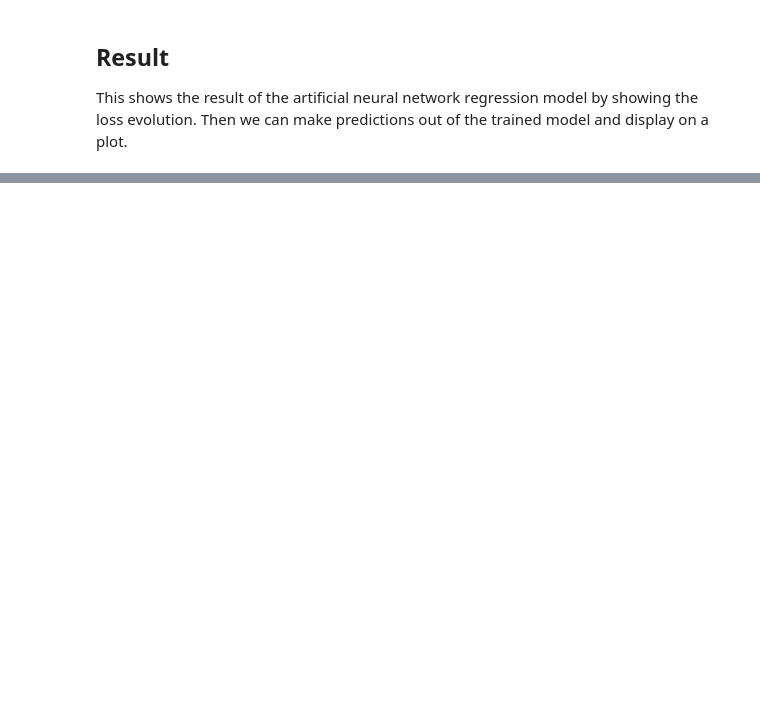
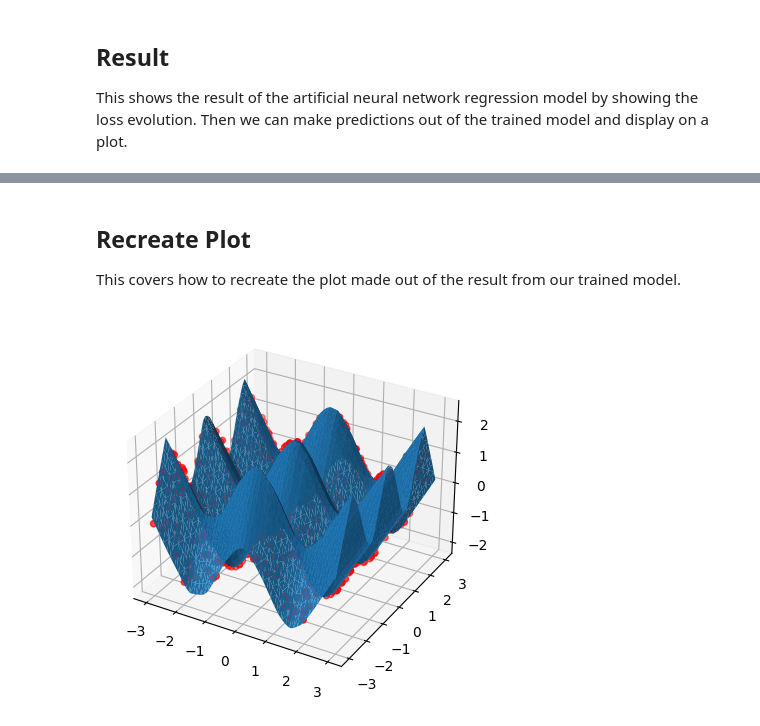
Before and after one commit to yo-resistor/ann_trigonometry_regression, a Jupyter notebook: trigonometry_regression.ipynb, the cells around one changed output, grey strips where cells are left out. Drawn from its saved outputs; the diff is of its cells as text; code cells hidden in the pictures; blank space fills up the shorter version.

Commit message:
added plot recreation part

```diff
--- a/trigonometry_regression.ipynb
+++ b/trigonometry_regression.ipynb
@@ -110,0 +113,28 @@ plt.plot(train_losses)
+# %% [markdown]
+## Recreate Plot
+This covers how to recreate the plot made out of the result from our trained model.
+# %%
+# create meshgrid between -3 and 3
+line = np.linspace(-3, 3, 50)
+x1, x2 = np.meshgrid(line, line)
+# %%
+# process x1 and x2 to have the correct format for the model
+x_grid = np.vstack((x1.flatten(), x2.flatten())).T
+
+# convert data from numpy to torch
+x_grid_torch = torch.from_numpy(x_grid.astype(np.float32))
+# %%
+# generate outputs from the model
+y_hat_torch = model(x_grid_torch)
+
+# convert the outputs from torch to numpy
+y_hat = y_hat_torch.detach().numpy().flatten()
+# %%
+# plot the result
+fig = plt.figure()
+ax = fig.add_subplot(111, projection='3d')
+ax.scatter3D(X[:, 0], X[:, 1], y, c='r')        # synthesized data
+ax.plot_trisurf(x_grid[:, 0], x_grid[:, 1], y_hat, linewidth=0.2, antialiased=True)
+plt.show()
+# %% [output]
+[figure, added]
```
Also changed, not shown: parts of 4 cells of this notebook.
